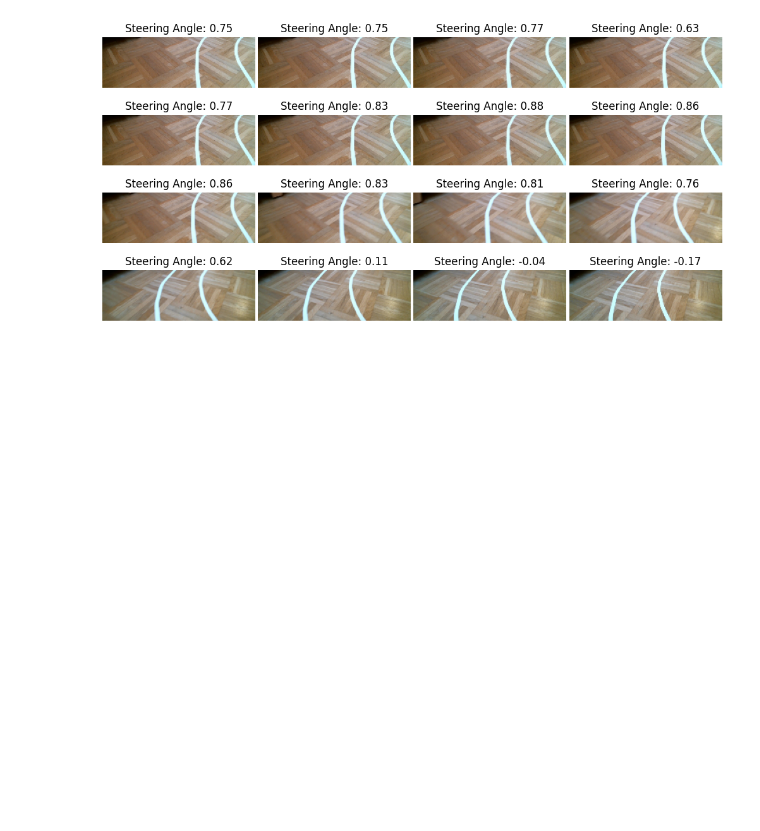
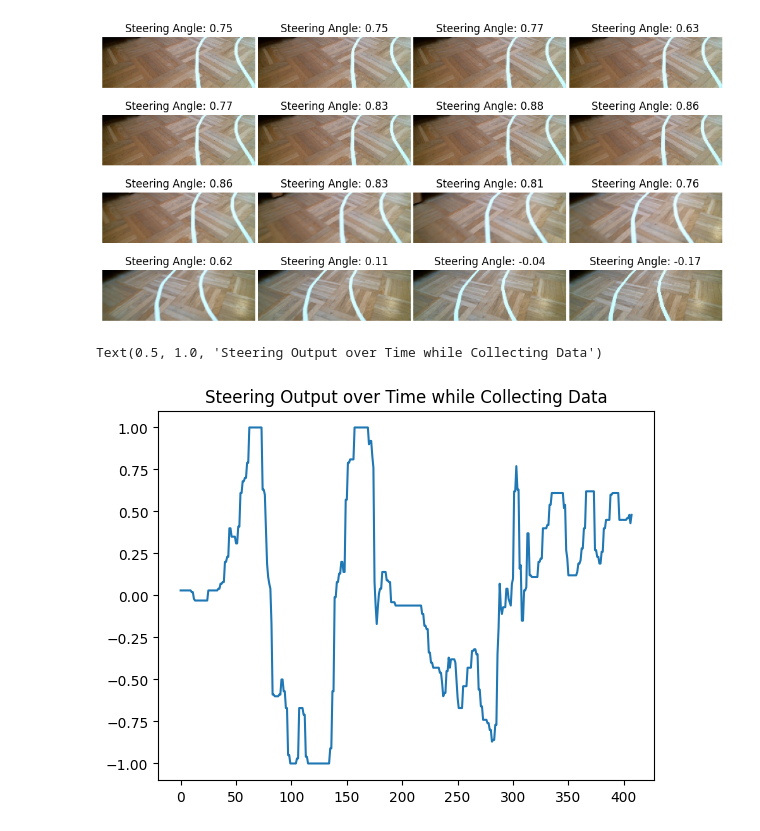
Before and after one commit to GGArdrey/RaspiCar, a Jupyter notebook: Notebooks/Visualize_Trainin_Data.ipynb, the cells around one changed output. Cells and saved outputs as stored; diff of their text form; code cells hidden in the pictures; blank space fills up the shorter version.

```diff
--- a/Notebooks/Visualize_Trainin_Data.ipynb
+++ b/Notebooks/Visualize_Trainin_Data.ipynb
@@ -146,7 +146,7 @@ Variance of Steering Angles: 0.27
 # Generate a sequence of Images
 # %%
 
-def load_images_and_labels(data_dir, num_images=16):
+def load_images_and_labels(data_dir):
     """
     Load images and their labels from a specified directory, and return sorted by labels.
 
@@ -172,7 +172,7 @@ def load_images_and_labels(data_dir, num_images=16):
     images_labels.sort(key=lambda x: x[0])
 
     # Select the first `num_images` entries and remove the number part
-    return [(img, lbl) for _, img, lbl in images_labels[:num_images]]
+    return [(img, lbl) for _, img, lbl in images_labels[0:-1]]
 
 
 
@@ -204,2 +204,14 @@ plot_images(image_labels)
 # %% [output]
 [figure]
+# %%
+#image_labels = load_images_and_labels("/home/luca/raspicar/data/30-04-2024_13-44-21")
+image_labels = load_images_and_labels("/home/luca/raspicar/data/30-04-2024_13-45-32")
+
+label_list = []
+for i, (image, label) in enumerate(image_labels, 1):
+    label_list.append(label)
+plt.plot(label_list)
+plt.title("Steering Output over Time while Collecting Data")
+# %% [output]
+Text(0.5, 1.0, 'Steering Output over Time while Collecting Data')
+[figure, added]
```
Also changed, not shown: parts of 1 cell of this notebook, 8 other files.
